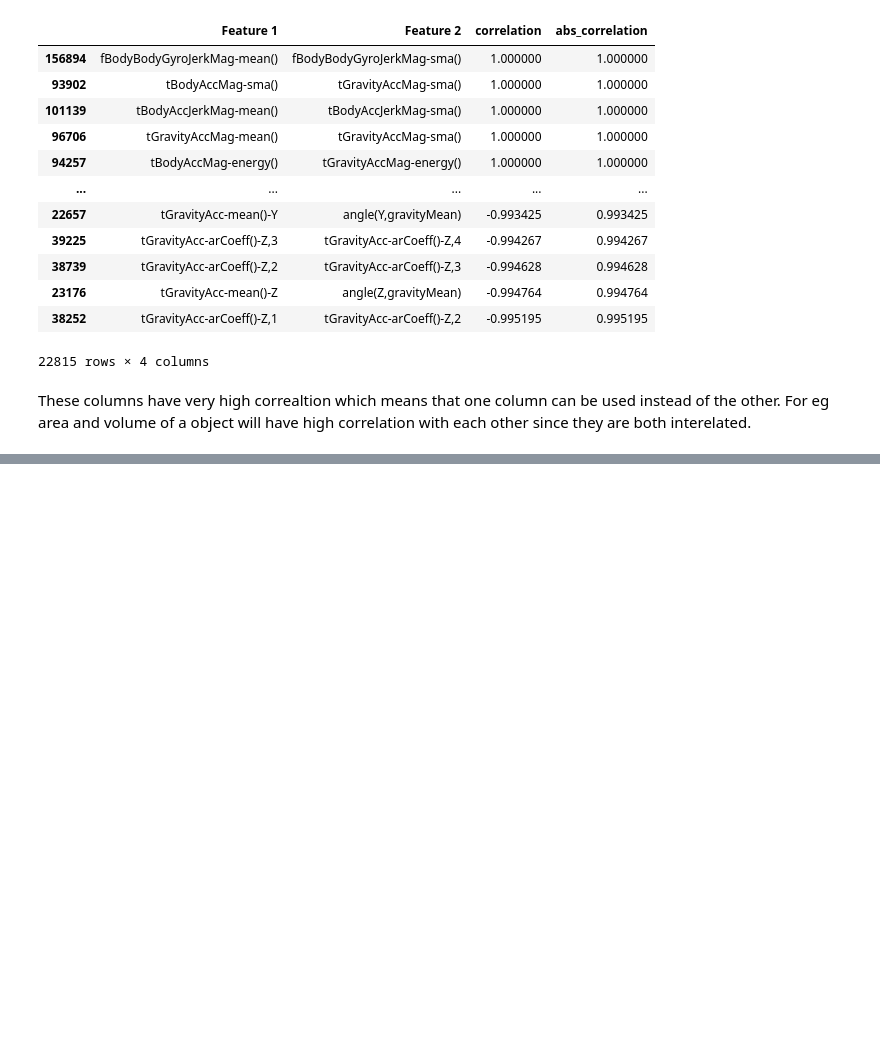
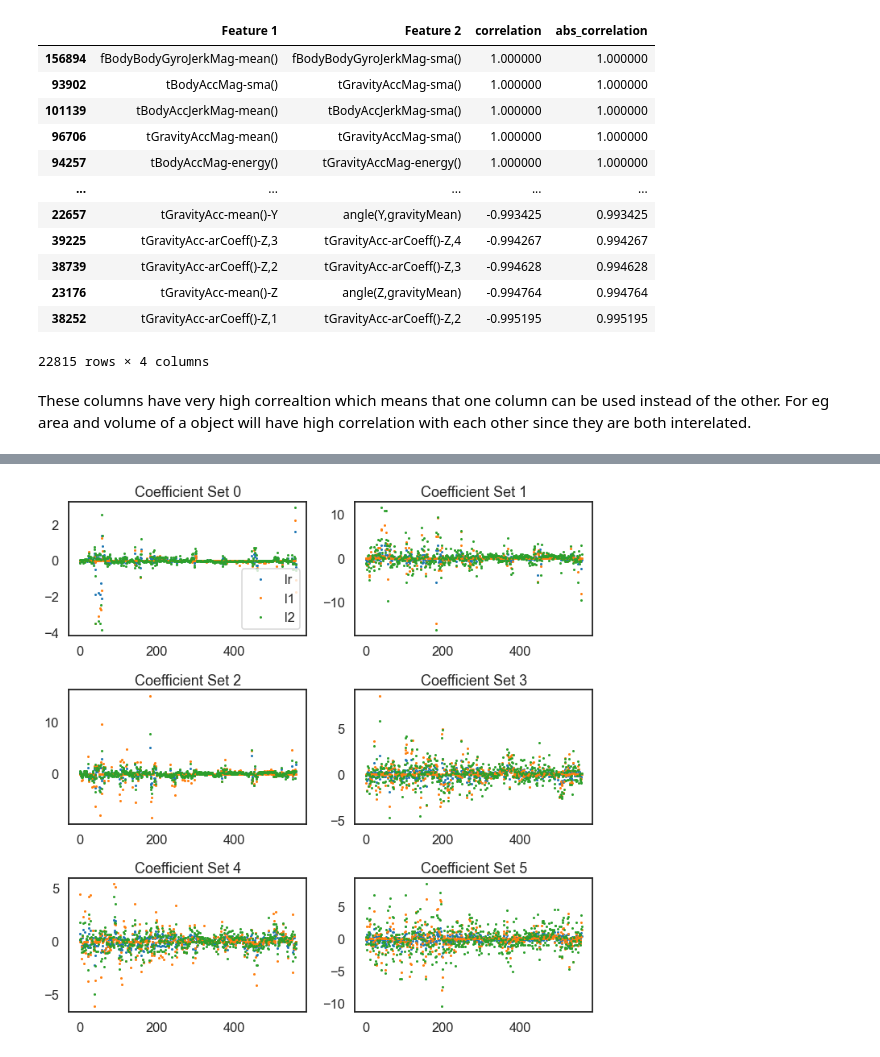
Before and after one commit to 0xNILADRI/Human-Activity-Recognition, a Jupyter notebook: classify-activities.ipynb, the cells around one changed output, grey strips where cells are left out. Saved outputs shown, nothing was run; the diff lists cells and outputs as text; code cells hidden in the pictures; blank space fills up the shorter version.

Commit message:
logisticRegression predictions with regularization

```diff
--- a/classify-activities.ipynb
+++ b/classify-activities.ipynb
@@ -152,0 +201,22 @@ These columns have very high correaltion which means that one column can be used
+# %%
+from sklearn.linear_model import LogisticRegressionCV
+
+# l1 norm regularisation with lamda selection =10 , cv = 4
+lr_l1 = LogisticRegressionCV(Cs=10, cv=4, penalty='l1', solver='liblinear').fit(X_train,y_train)
+# %%
+# l1 norm regularisation with lamda selection =10 , cv = 4
+lr_l2 = LogisticRegressionCV(Cs=10, cv=4, penalty='l2', solver='liblinear').fit(X_train,y_train)
+# %%
+# combine all coefficients into a dataframe
+coefficients = list()
+
+coeff_labels = ['lr', 'l1', 'l2']
+coeff_models = [lr, lr_l1, lr_l2]
+
+for label,model in zip(coeff_labels, coeff_models):
+    coeffs = model.coef_
+    coeff_label = pd.MultiIndex(levels=[[label], [0,1,2,3,4,5]],
+                                 codes=[[0,0,0,0,0,0], [0,1,2,3,4,5]])
+    coefficients.append(pd.DataFrame(coeffs.T, columns=coeff_label))
+
+coefficients = pd.concat(coefficients, axis=1)
@@ -152,0 +239,21 @@ These columns have very high correaltion which means that one column can be used
+# %%
+# plot six separate plots for each of the multi-class coefficients.
+fig, axList = plt.subplots(nrows=3, ncols=2)
+axList = axList.flatten()
+fig.set_size_inches(10,10)
+
+for ax in enumerate(axList):
+    loc = ax[0]
+    ax = ax[1]
+
+    data = coefficients.xs(loc, level=1, axis=1)
+    data.plot(marker='o', ls='', ms=2.0, ax=ax, legend=False)
+
+    if ax is axList[0]:
+        ax.legend(loc=4)
+
+    ax.set(title='Coefficient Set '+str(loc))
+
+plt.tight_layout()
+# %% [output]
+[figure, added]
```
Also changed, not shown: parts of 10 cells of this notebook.
